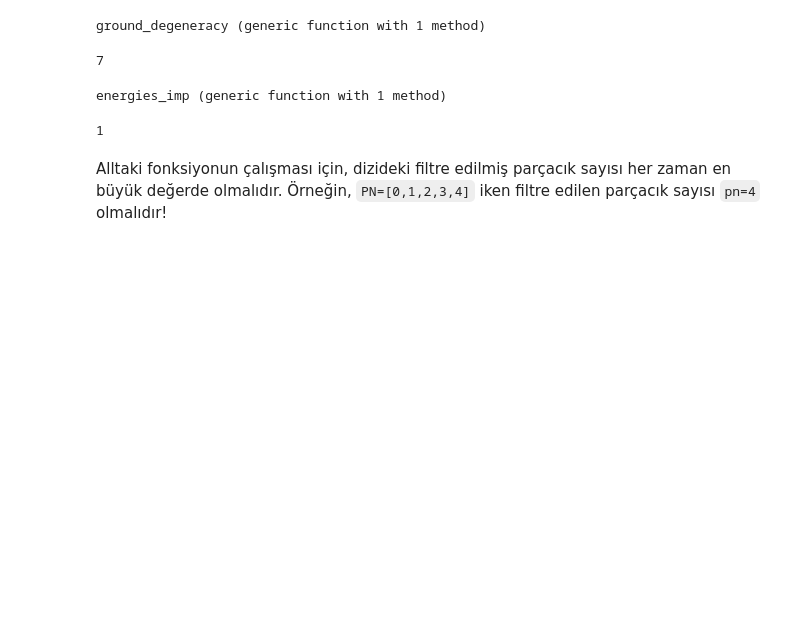
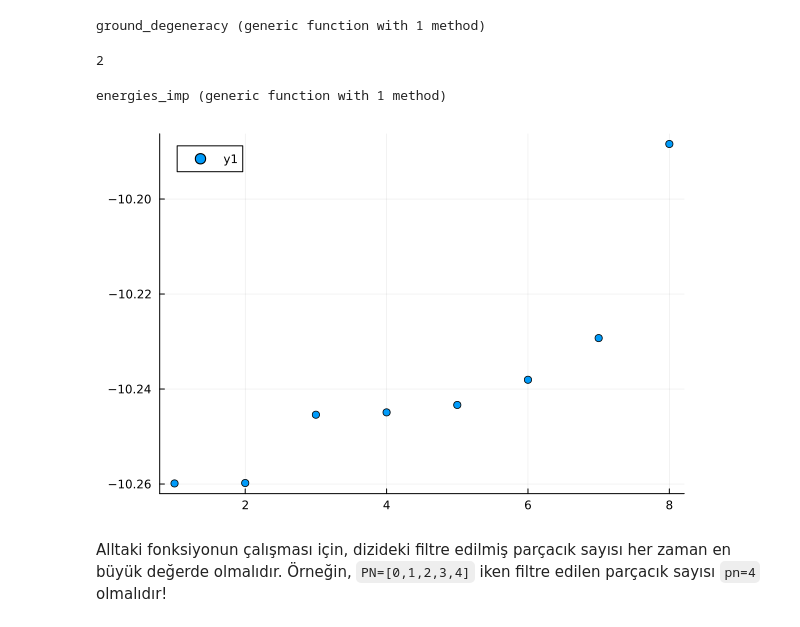
Before and after one commit to Umut-Can-Physics/Kagome-Lattice, a Jupyter notebook: My Numerical Calculations/Many-Body/Hofstadter/Hofstadter First Band Approximation.ipynb, the cells around one changed output. Cells and saved outputs as stored; diff of their text form; code cells hidden in the pictures; blank space fills up the shorter version.

```diff
--- a/My Numerical Calculations/Many-Body/Hofstadter/Hofstadter First Band Approximation.ipynb
+++ b/My Numerical Calculations/Many-Body/Hofstadter/Hofstadter First Band Approximation.ipynb
@@ -146,11 +146,15 @@ end
 # %% [output]
 ground_degeneracy (generic function with 1 method)
 # %%
-nu0 = 1/2
-N_Pin = 1
-Degeneracy = ground_degeneracy(N_Pin, nu0, PN)
+if length(PN) != 1
+    nu0 = 1/2
+    N_Pin = 1
+    Degeneracy = ground_degeneracy(N_Pin, nu0, PN)
+else
+    Degeneracy = 1
+end
 # %% [output]
-7
+2
 # %%
 function energies_imp(H_Impurity, PN, basis_cut_mb)
     E, V = eigenstates(H_Impurity)
@@ -160,14 +164,14 @@ function energies_imp(H_Impurity, PN, basis_cut_mb)
 end
 # %% [output]
 energies_imp (generic function with 1 method)
-# %%
-PN
-# %% [output]
-1
 # %%
 # PN = 1 İken (AB faz hesaplarken) sadece bir parçacık var o yüzden filter yapmayacağız!!!
 # %%
 E, V = energies_imp(H_Impurity, PN, basis_cut_mb);
+# %%
+scatter(E[1:8])
+# %% [output]
+[figure, added]
 # %%
 # Onur hocanın makalesinde ki FIG1 çıktısı
 
```
Also changed, not shown: parts of 53 cells of this notebook, 5 other files.
